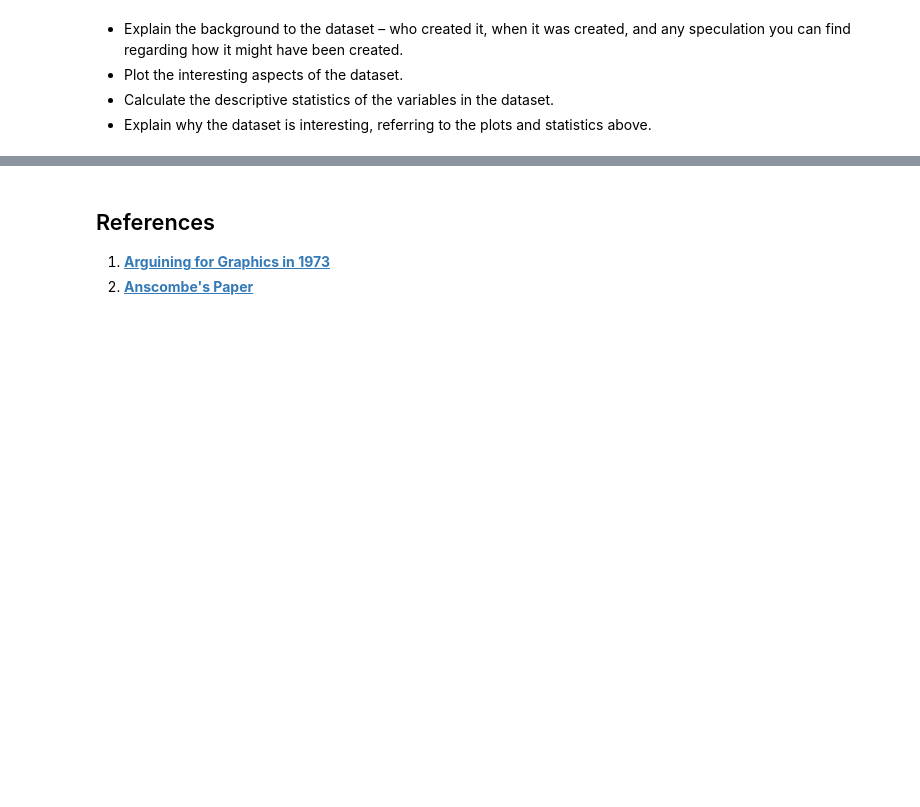
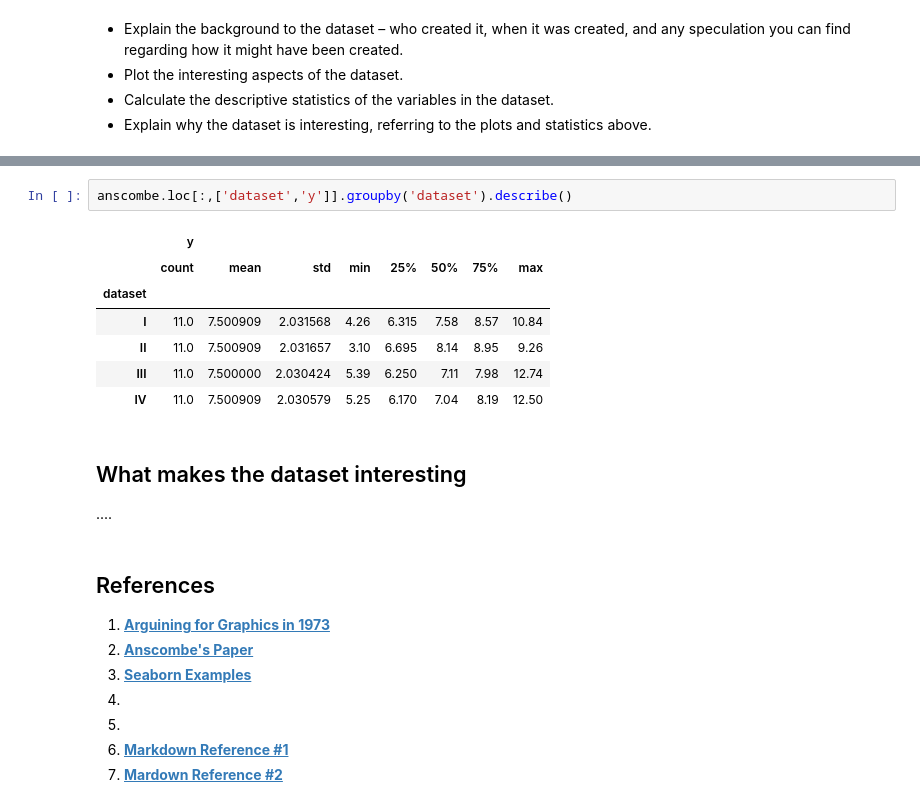
Before and after one commit to G00364778/52446_assignments, a Jupyter notebook: Anscombes Quartet dataset.ipynb, the cells around one changed output, grey strips where cells are left out. Saved outputs shown, nothing was run; the diff lists cells and outputs as text; blank space fills up the shorter version.

```diff
--- a/Anscombes Quartet dataset.ipynb
+++ b/Anscombes Quartet dataset.ipynb
@@ -16,5 +44,24 @@ It is not known how Anscombe came up with his datasets. It was probably a very t
+# %%
+anscombe.loc[:,['dataset','y']].groupby('dataset').describe()
+# %% [output]
+|  | y |  |  |  |  |  |  |  |
+|  | count | mean | std | min | 25% | 50% | 75% | max |
+| dataset |  |  |  |  |  |  |  |  |
+| I | 11.0 | 7.500909 | 2.031568 | 4.26 | 6.315 | 7.58 | 8.57 | 10.84 |
+| II | 11.0 | 7.500909 | 2.031657 | 3.10 | 6.695 | 8.14 | 8.95 | 9.26 |
+| III | 11.0 | 7.500000 | 2.030424 | 5.39 | 6.250 | 7.11 | 7.98 | 12.74 |
+| IV | 11.0 | 7.500909 | 2.030579 | 5.25 | 6.170 | 7.04 | 8.19 | 12.50 |
+# %% [markdown]
+## What makes the dataset interesting
+
+....
 # %% [markdown]
 ## References
 
 1. __[Arguining for Graphics in 1973](https://eagereyes.org/criticism/anscombes-quartet)__
-2. __[Anscombe's Paper](https://www.jstor.org/stable/2682899)__
+1. __[Anscombe's Paper](https://www.jstor.org/stable/2682899)__
+1. __[Seaborn Examples](https://seaborn.pydata.org/example)__
+1. __[]()__
+1. __[]()__
+1. __[Markdown Reference #1](https://medium.com/ibm-data-science-experience/markdown-for-jupyter-notebooks-cheatsheet-386c05aeebed)__
+1. __[Mardown Reference #2](https://jupyter-notebook.readthedocs.io/en/stable/examples/Notebook/Working%20With%20Markdown%20Cells.html)__
```
Also changed, not shown: parts of 7 cells of this notebook.
